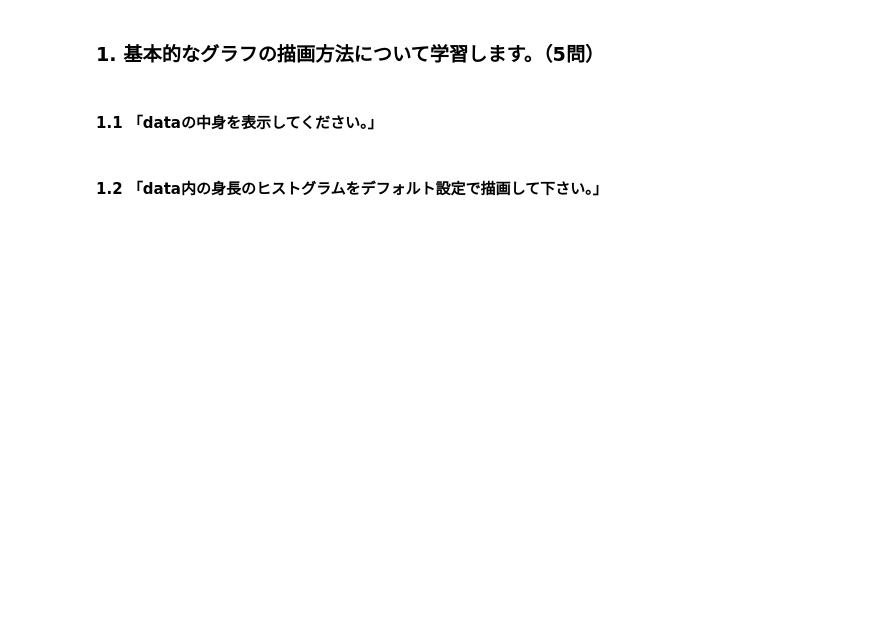
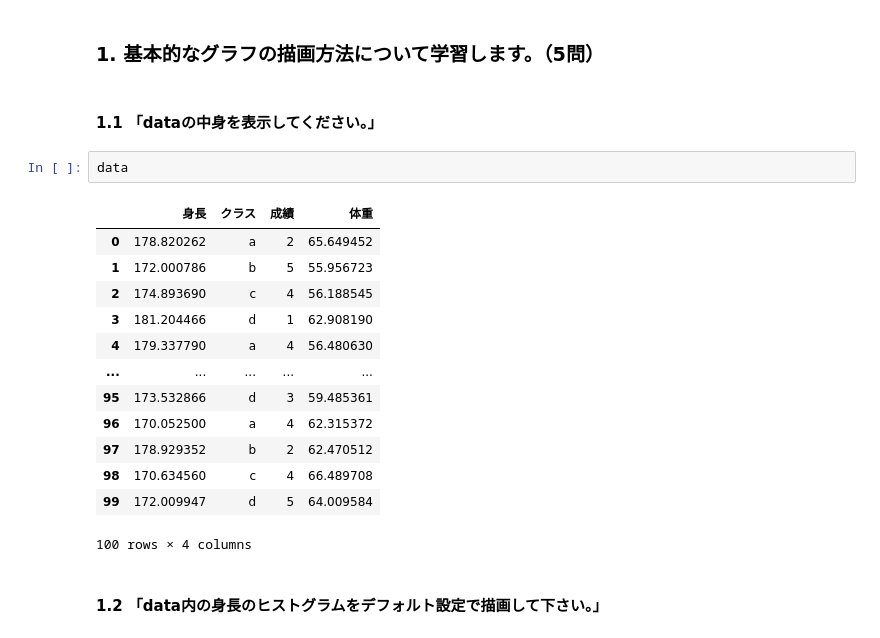
Before and after one commit to kaigitt/GoogleColab, a Jupyter notebook: matplotlib_editor_ipynb_のコピー.ipynb, the cells around one changed output. Drawn from its saved outputs; the diff is of its cells as text; blank space fills up the shorter version.

```diff
--- a/matplotlib_editor_ipynb_のコピー.ipynb
+++ b/matplotlib_editor_ipynb_のコピー.ipynb
@@ -47,5 +92,21 @@ flights
 ### 1. 基本的なグラフの描画方法について学習します。（5問）
 # %% [markdown]
 #### 1.1 「dataの中身を表示してください。」
+# %%
+data
+# %% [output]
+|  | 身長 | クラス | 成績 | 体重 |
+| 0 | 178.820262 | a | 2 | 65.649452 |
+| 1 | 172.000786 | b | 5 | 55.956723 |
+| 2 | 174.893690 | c | 4 | 56.188545 |
+| 3 | 181.204466 | d | 1 | 62.908190 |
+| 4 | 179.337790 | a | 4 | 56.480630 |
+| ... | ... | ... | ... | ... |
+| 95 | 173.532866 | d | 3 | 59.485361 |
+| 96 | 170.052500 | a | 4 | 62.315372 |
+| 97 | 178.929352 | b | 2 | 62.470512 |
+| 98 | 170.634560 | c | 4 | 66.489708 |
+| 99 | 172.009947 | d | 5 | 64.009584 |
+100 rows × 4 columns
 # %% [markdown]
 #### 1.2 「data内の身長のヒストグラムをデフォルト設定で描画して下さい。」
```
Also changed, not shown: parts of 6 cells of this notebook.
